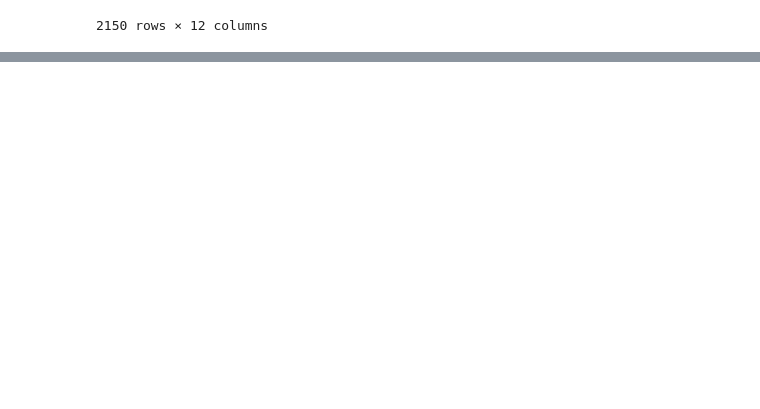
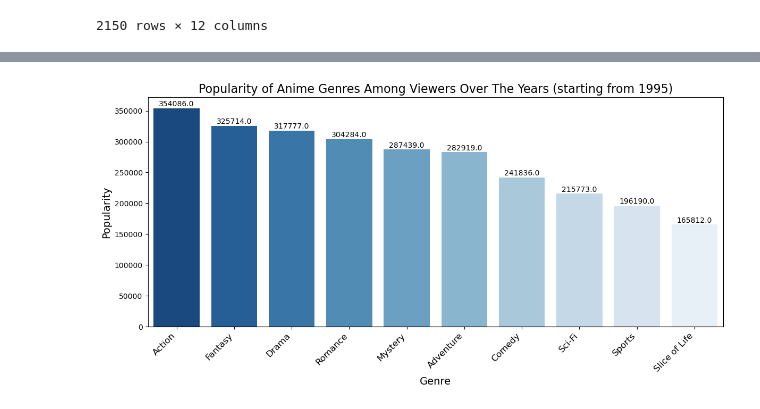
Before and after one commit to lib2509/Intro_to_DS_Final_Project, a Jupyter notebook: data_analysis.ipynb, the cells around one changed output, grey strips where cells are left out. Saved outputs shown, nothing was run; the diff lists cells and outputs as text; code cells hidden in the pictures; blank space fills up the shorter version.

```diff
--- a/data_analysis.ipynb
+++ b/data_analysis.ipynb
@@ -43,0 +90,32 @@ anime_data
+# %%
+# Visualize (vertical bar chart)
+plt.figure(figsize=(12, 6))
+bar_plot = sns.barplot(
+    x='Genre',
+    y='Number of Members',
+    data=genre_popularity,
+    palette='Blues_r',
+    hue='Genre',
+    legend=False
+)
+
+# Add specific values on top of each bar
+for index, row in genre_popularity.iterrows():
+    bar_plot.text(
+        x=index,
+        y=row['Number of Members'] + 3000,  # Position above the bar
+        s=f"{row['Number of Members']}",
+        ha='center',
+        fontsize=10,
+        color='black'
+    )
+
+plt.title("Popularity of Anime Genres Among Viewers Over The Years (starting from 1995)", fontsize=16)
+plt.xlabel("Genre", fontsize=14)
+plt.ylabel("Popularity", fontsize=14)
+plt.xticks(rotation=45, ha='right', fontsize=12)
+plt.tight_layout()
+
+plt.show()
+# %% [output]
+[figure, added]
```
Also changed, not shown: parts of 17 cells of this notebook.
